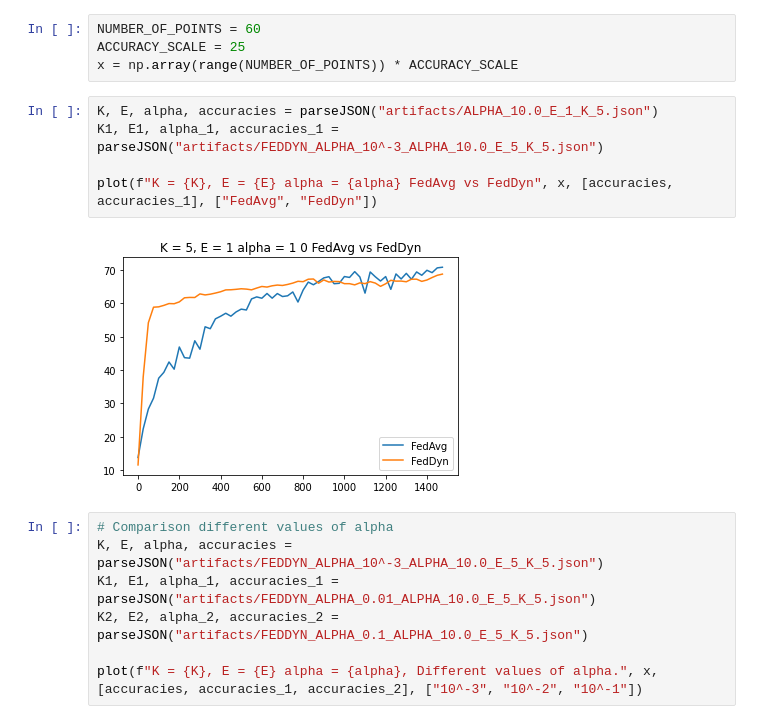
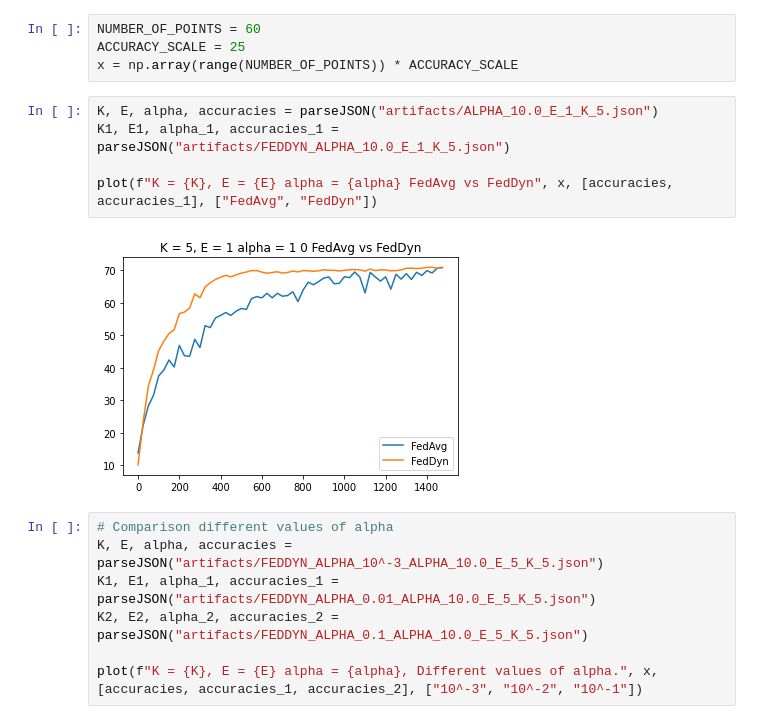
Before and after one commit to mattiadutto/aml_federeted_learning, a Jupyter notebook: plots.ipynb, the cells around one changed output. Saved outputs shown, nothing was run; the diff lists cells and outputs as text.

```diff
--- a/plots.ipynb
+++ b/plots.ipynb
@@ -127,11 +127,11 @@ ACCURACY_SCALE = 25
 x = np.array(range(NUMBER_OF_POINTS)) * ACCURACY_SCALE
 # %%
 K, E, alpha, accuracies = parseJSON("artifacts/ALPHA_10.0_E_1_K_5.json")
-K1, E1, alpha_1, accuracies_1 = parseJSON("artifacts/FEDDYN_ALPHA_10^-3_ALPHA_10.0_E_5_K_5.json")
+K1, E1, alpha_1, accuracies_1 = parseJSON("artifacts/FEDDYN_ALPHA_10.0_E_1_K_5.json")
 
 plot(f"K = {K}, E = {E} alpha = {alpha} FedAvg vs FedDyn", x, [accuracies, accuracies_1], ["FedAvg", "FedDyn"])
 # %% [output]
-[figure, old version]
+[figure, new version]
 # %%
 # Comparison different values of alpha
 K, E, alpha, accuracies = parseJSON("artifacts/FEDDYN_ALPHA_10^-3_ALPHA_10.0_E_5_K_5.json")
```
Also changed, not shown: parts of 4 cells of this notebook.
